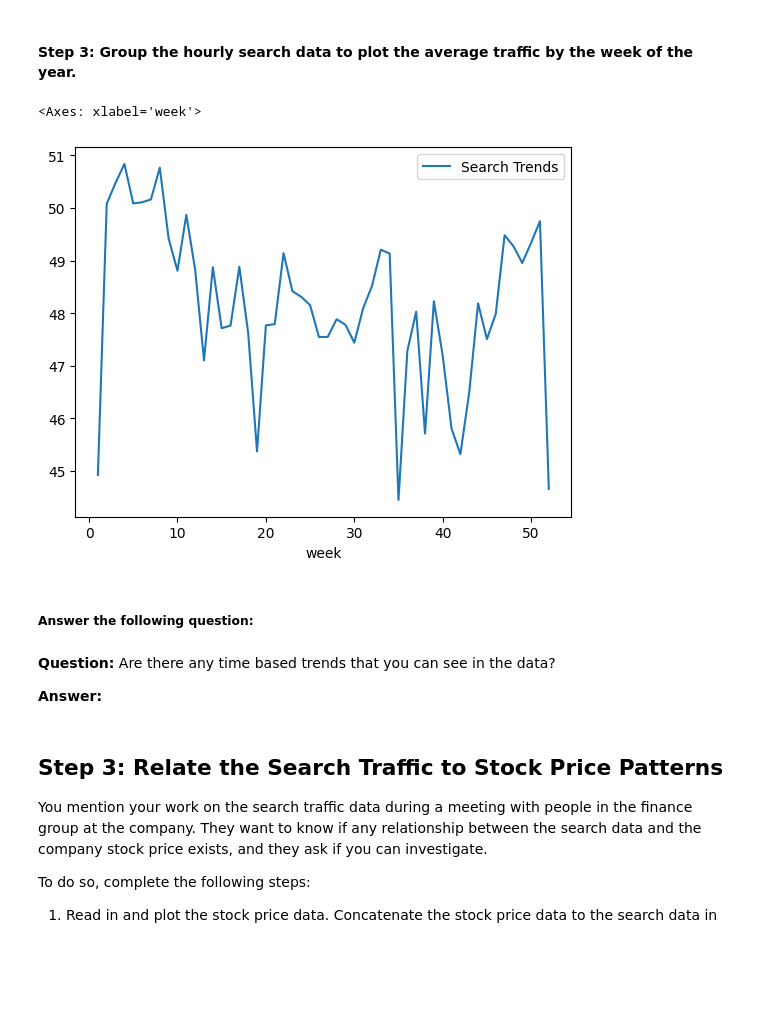
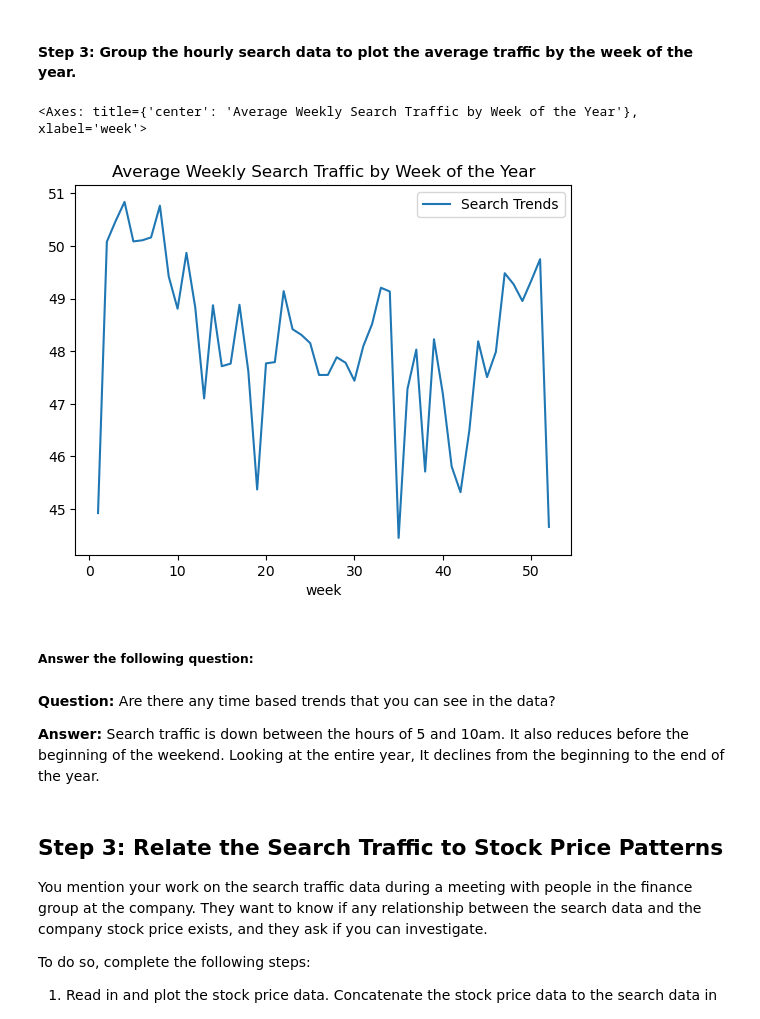
Before and after one commit to dailyinvention/prophet-challenge, a Jupyter notebook: forecasting_net_prophet.ipynb, the cells around one changed output. Drawn from its saved outputs; the diff is of its cells as text; code cells hidden in the pictures; blank space fills up the shorter version.

```diff
--- a/forecasting_net_prophet.ipynb
+++ b/forecasting_net_prophet.ipynb
@@ -171,15 +175,17 @@ To that end, you want to mine the search traffic data for predictable seasonal p
 #### Step 3: Group the hourly search data to plot the average traffic by the week of the year.
 # %%
 # Group the hourly search data to plot the average traffic by the week of the year using `df.index.isocalendar().week`.
+day_of_week_traffic = df_mercado_trends.groupby(df_mercado_trends.index.isocalendar().week).mean()
+day_of_week_traffic.plot(title="Average Weekly Search Traffic by Week of the Year")
 # %% [output]
-<Axes: xlabel='week'>
+<Axes: title={'center': 'Average Weekly Search Traffic by Week of the Year'}, xlabel='week'>
-[figure, old version]
+[figure, new version]
 # %% [markdown]
 ##### Answer the following question:
 # %% [markdown]
 **Question:** Are there any time based trends that you can see in the data?
 
-**Answer:**
+**Answer:** Search traffic is down between the hours of 5 and 10am.  It also reduces before the beginning of the weekend. Looking at the entire year, It declines from the beginning to the end of the year.
 # %% [markdown]
 ## Step 3: Relate the Search Traffic to Stock Price Patterns
 
```
Also changed, not shown: parts of 2 cells of this notebook.
